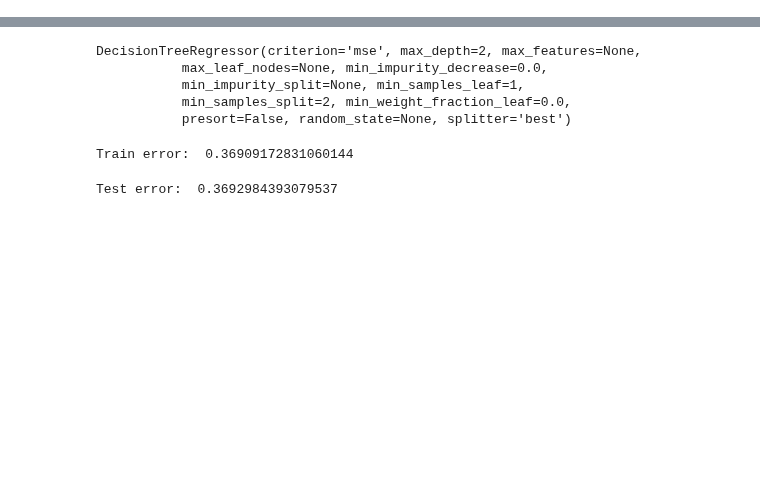
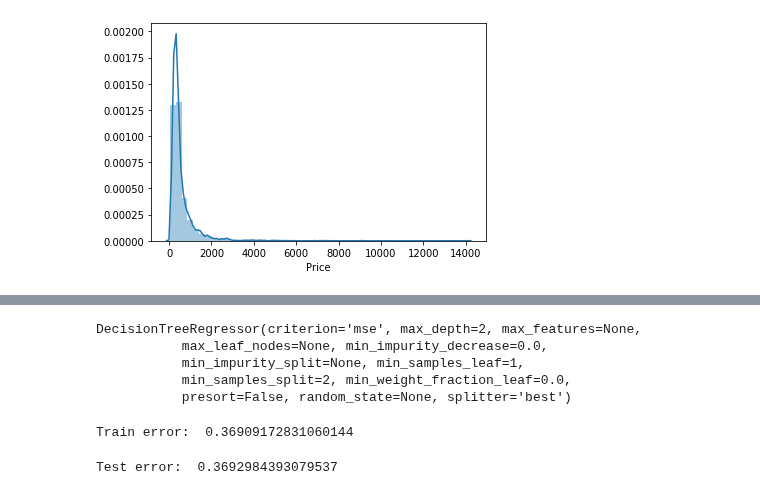
Before and after one commit to prerit2010/predictBookPrices, a Jupyter notebook: train.ipynb, the cells around one changed output, grey strips where cells are left out. Saved outputs shown, nothing was run; the diff lists cells and outputs as text; code cells hidden in the pictures; blank space fills up the shorter version.

```diff
--- a/train.ipynb
+++ b/train.ipynb
@@ -23,5 +23,10 @@ from sklearn.neural_network import MLPRegressor
 model = gensim.models.KeyedVectors.load_word2vec_format('models/GoogleNews-vectors-negative300.bin', binary=True)
 # %%
 data = pd.read_csv("Data/new_data.csv")
+# %%
+sns.distplot(data['Price']);
+plt.show()
+# %% [output]
+[figure, added]
 # %%
 data = data.loc[(data['Price'] <= 900) & (data['Price'] >=200)]
```
Also changed, not shown: parts of 29 cells of this notebook.
